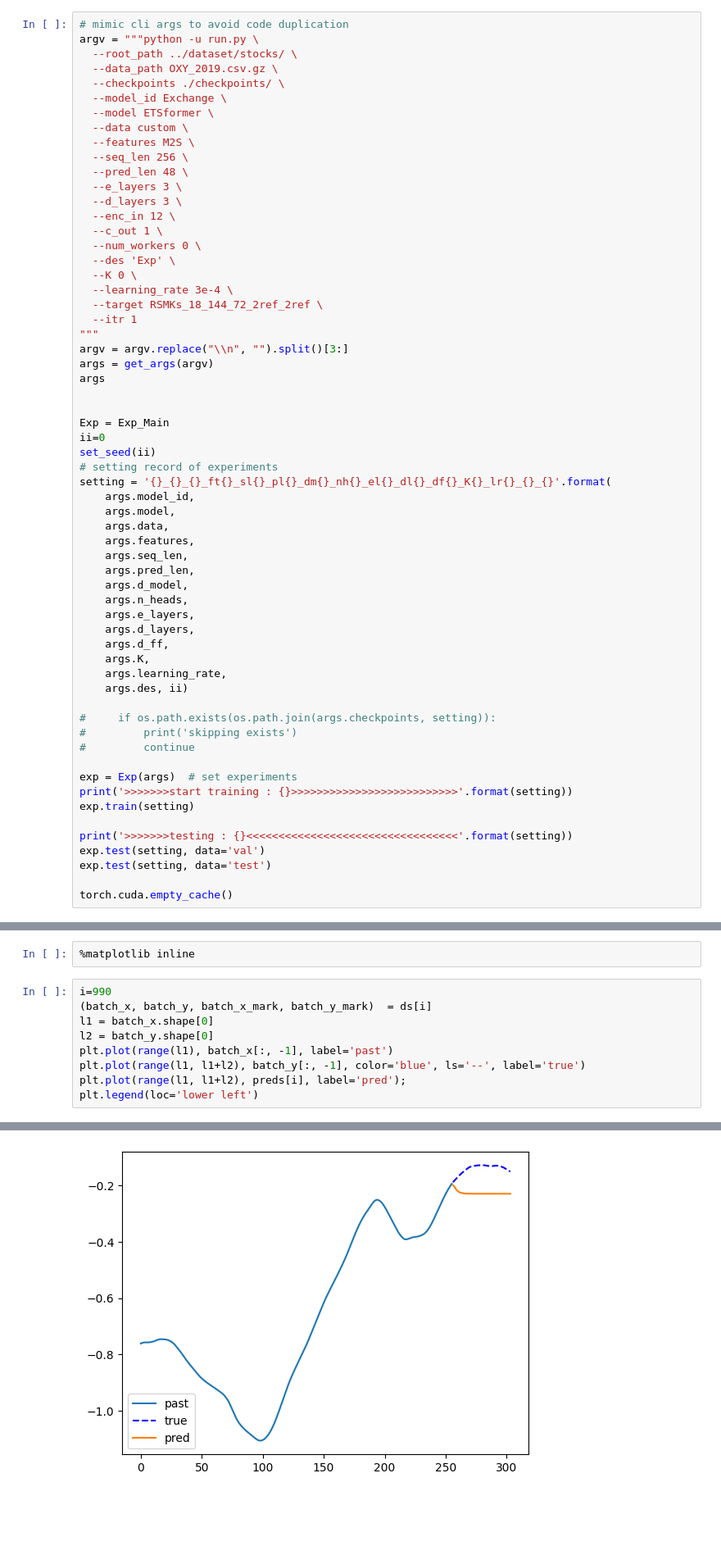
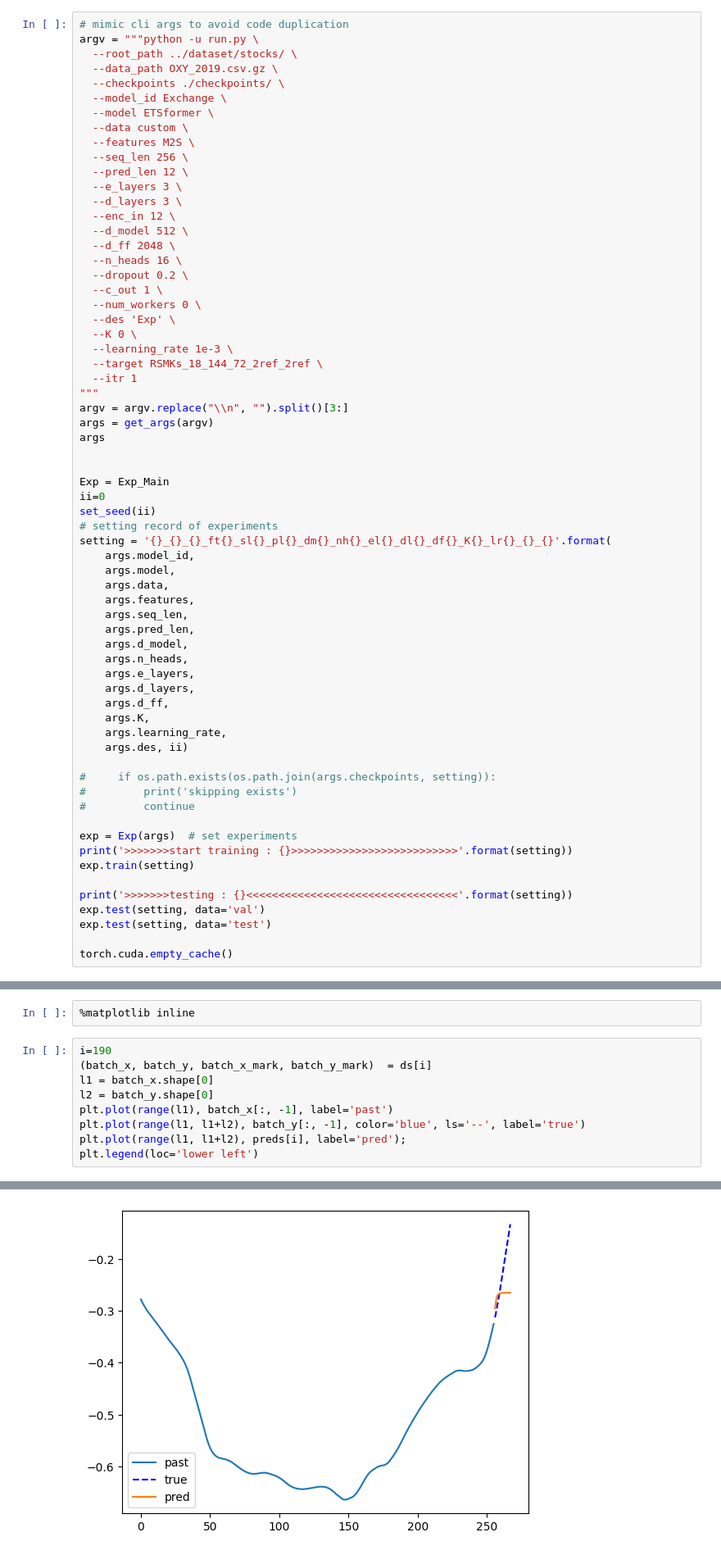
Before and after one commit to wassname/ETSformer, a Jupyter notebook: notebooks/001_001_run_MS2S.ipynb, the cells around one changed output, grey strips where cells are left out. Shown at 82% size. Saved outputs shown, nothing was run; the diff lists cells and outputs as text; blank space fills up the shorter version.

```diff
--- a/notebooks/001_001_run_MS2S.ipynb
+++ b/notebooks/001_001_run_MS2S.ipynb
@@ -34,15 +34,19 @@ argv = """python -u run.py \
   --data custom \
   --features M2S \
   --seq_len 256 \
-  --pred_len 48 \
+  --pred_len 12 \
   --e_layers 3 \
   --d_layers 3 \
   --enc_in 12 \
+  --d_model 512 \
+  --d_ff 2048 \
+  --n_heads 16 \
+  --dropout 0.2 \
   --c_out 1 \
   --num_workers 0 \
   --des 'Exp' \
   --K 0 \
-  --learning_rate 3e-4 \
+  --learning_rate 1e-3 \
   --target RSMKs_18_144_72_2ref_2ref \
   --itr 1
 """
@@ -157,17 +151,17 @@ mse:0.037431780248880386, mae:0.13626551628112793
 # %%
 %matplotlib inline
 # %%
-i=990
+i=190
 (batch_x, batch_y, batch_x_mark, batch_y_mark)  = ds[i]
 l1 = batch_x.shape[0]
 l2 = batch_y.shape[0]
 plt.plot(range(l1), batch_x[:, -1], label='past')
 plt.plot(range(l1, l1+l2), batch_y[:, -1], color='blue', ls='--', label='true')
 plt.plot(range(l1, l1+l2), preds[i], label='pred');
 plt.legend(loc='lower left')
 # %% [output]
 <matplotlib.legend.Legend at 0x...>
-[figure, old version]
+[figure, new version]
 # %% [markdown]
 # TODO check index
 # %% [markdown]
```
Also changed, not shown: parts of 4 cells of this notebook.
